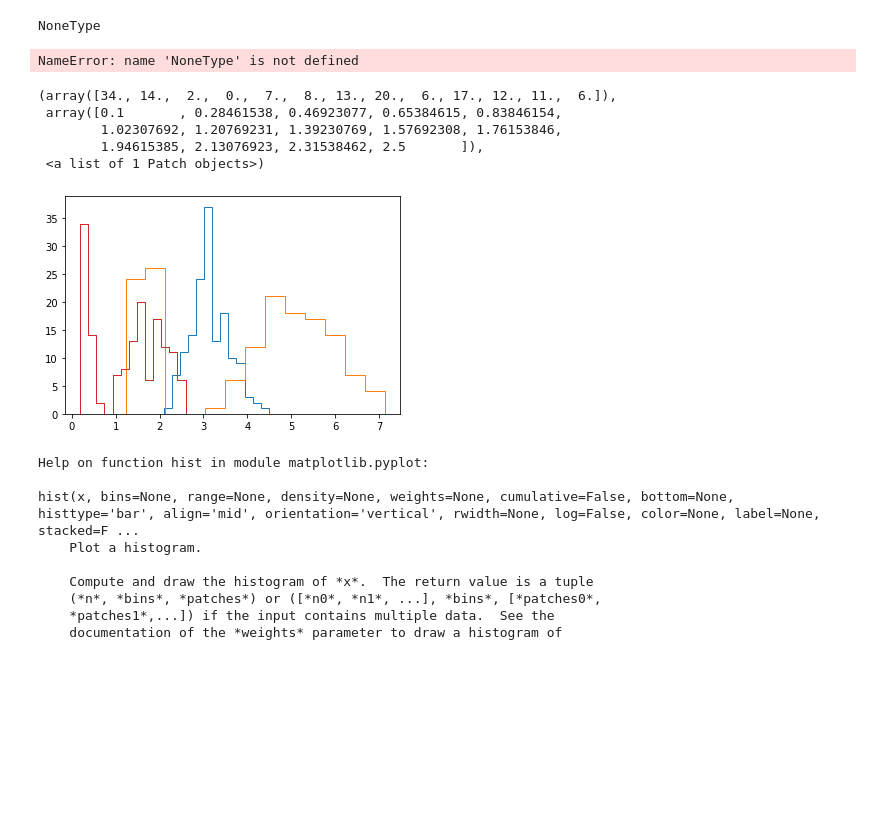
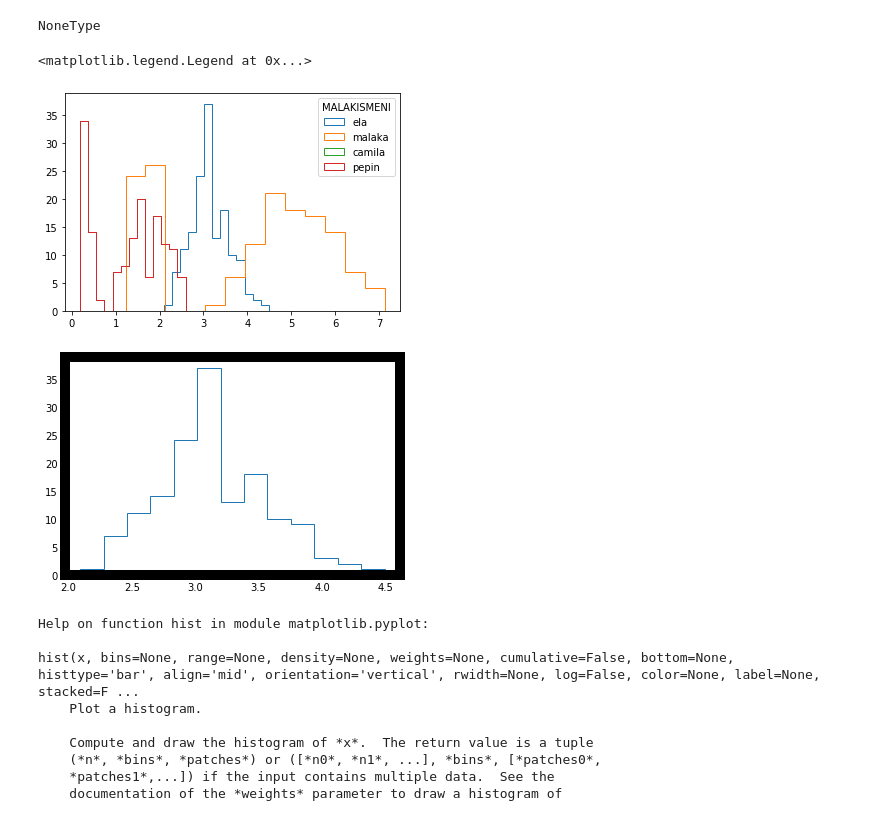
Before and after one commit to mpg-age-bioinformatics/flaski, a Jupyter notebook: utils/notebooks/histogram.ipynb, the cells around one changed output. Saved outputs shown, nothing was run; the diff lists cells and outputs as text; code cells hidden in the pictures; blank space fills up the shorter version.

Commit message:
Ticks and borders from histogram fixed

```diff
--- a/utils/notebooks/histogram.ipynb
+++ b/utils/notebooks/histogram.ipynb
@@ -15,27 +15,27 @@ dict_keys(['name', 'values', 'label', 'color_value', 'color_rgb', 'bins_value',
 type(None)
 # %% [output]
 NoneType
-# %%
-NoneType("None")
-# %% [output]
-NameError: name 'NoneType' is not defined
 # %%
 iris = datasets.load_iris()
 X = iris.data[:, 1]  # we only take the first two features
 Y = iris.data[:, 2]
 Z = iris.data[:, 3]
 W = iris.data[:, 3]
-plt.hist(X, bins="sqrt",histtype="step",align="right")
-plt.hist(Y, bins="sqrt",histtype="step",align="right")
-plt.hist(Z, bins="sqrt",histtype="step",align="right")
-plt.hist(W, bins="sqrt",histtype="step",align="right")
+plt.hist(X, bins="sqrt",histtype="step",align="right",label="ela")
+plt.hist(Y, bins="sqrt",histtype="step",align="right",label="malaka")
+plt.hist(Z, bins="sqrt",histtype="step",align="right",label="camila")
+plt.hist(W, bins="sqrt",histtype="step",align="right",label="pepin")
+plt.legend(title="MALAKISMENI")
 # %% [output]
-(array([34., 14.,  2.,  0.,  7.,  8., 13., 20.,  6., 17., 12., 11.,  6.]),
- array([0.1       , 0.28461538, 0.46923077, 0.65384615, 0.83846154,
-        1.02307692, 1.20769231, 1.39230769, 1.57692308, 1.76153846,
-        1.94615385, 2.13076923, 2.31538462, 2.5       ]),
- <a list of 1 Patch objects>)
+<matplotlib.legend.Legend at 0x...>
-[figure, old version]
+[figure, new version]
+# %%
+plt.hist(X, bins="sqrt",histtype="step",align="right")
+axes=plt.gca()
+for axis in ['top','bottom','left','right']:
+    axes.spines[axis].set_linewidth(float(10))
+# %% [output]
+[figure, added]
 # %%
 help(plt.hist)
 # %% [output]
```
Also changed, not shown: 4 other files.
